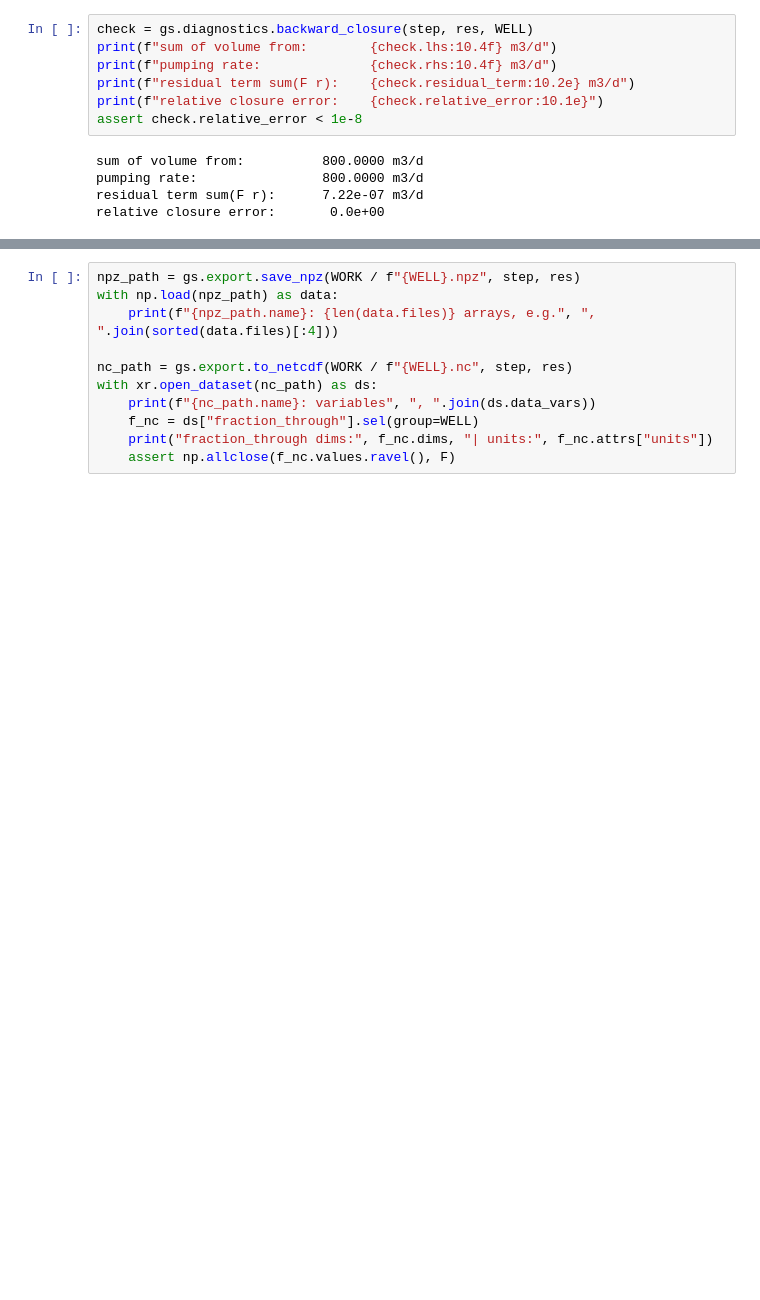
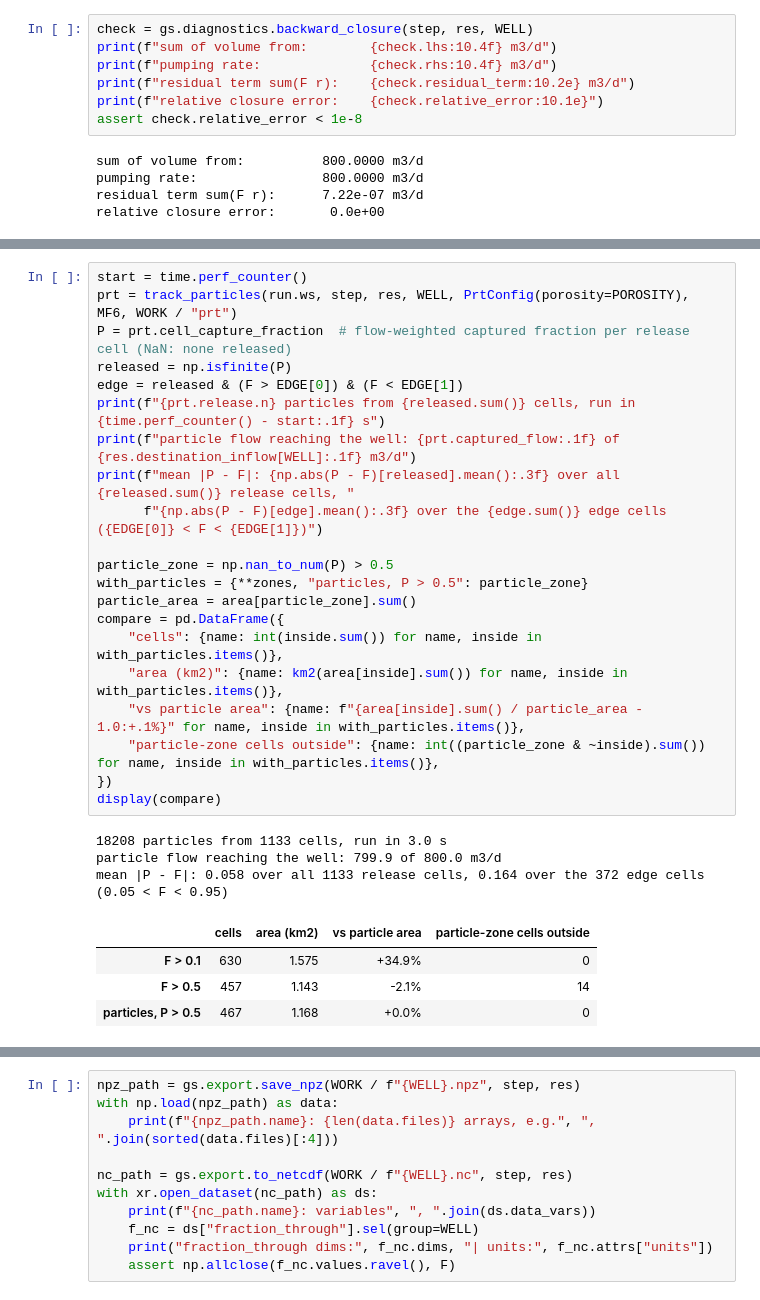
Before and after one commit to rhugman/gw-source, a Jupyter notebook: tutorials/01_quickstart/01_quickstart.ipynb, the cells around one changed output, grey strips where cells are left out. Drawn from its saved outputs; the diff is of its cells as text; blank space fills up the shorter version.

```diff
--- a/tutorials/01_quickstart/01_quickstart.ipynb
+++ b/tutorials/01_quickstart/01_quickstart.ipynb
@@ -256,0 +290,29 @@ relative closure error:       0.0e+00
+# %%
+start = time.perf_counter()
+prt = track_particles(run.ws, step, res, WELL, PrtConfig(porosity=POROSITY), MF6, WORK / "prt")
+P = prt.cell_capture_fraction  # flow-weighted captured fraction per release cell (NaN: none released)
+released = np.isfinite(P)
+edge = released & (F > EDGE[0]) & (F < EDGE[1])
+print(f"{prt.release.n} particles from {released.sum()} cells, run in {time.perf_counter() - start:.1f} s")
+print(f"particle flow reaching the well: {prt.captured_flow:.1f} of {res.destination_inflow[WELL]:.1f} m3/d")
+print(f"mean |P - F|: {np.abs(P - F)[released].mean():.3f} over all {released.sum()} release cells, "
+      f"{np.abs(P - F)[edge].mean():.3f} over the {edge.sum()} edge cells ({EDGE[0]} < F < {EDGE[1]})")
+
+particle_zone = np.nan_to_num(P) > 0.5
+with_particles = {**zones, "particles, P > 0.5": particle_zone}
+particle_area = area[particle_zone].sum()
+compare = pd.DataFrame({
+    "cells": {name: int(inside.sum()) for name, inside in with_particles.items()},
+    "area (km2)": {name: km2(area[inside].sum()) for name, inside in with_particles.items()},
+    "vs particle area": {name: f"{area[inside].sum() / particle_area - 1.0:+.1%}" for name, inside in with_particles.items()},
+    "particle-zone cells outside": {name: int((particle_zone & ~inside).sum()) for name, inside in with_particles.items()},
+})
+display(compare)
+# %% [output]
+18208 particles from 1133 cells, run in 3.0 s
+particle flow reaching the well: 799.9 of 800.0 m3/d
+mean |P - F|: 0.058 over all 1133 release cells, 0.164 over the 372 edge cells (0.05 < F < 0.95)
+|  | cells | area (km2) | vs particle area | particle-zone cells outside |
+| F > 0.1 | 630 | 1.575 | +34.9% | 0 |
+| F > 0.5 | 457 | 1.143 | -2.1% | 14 |
+| particles, P > 0.5 | 467 | 1.168 | +0.0% | 0 |
```
Also changed, not shown: parts of 14 cells of this notebook.
